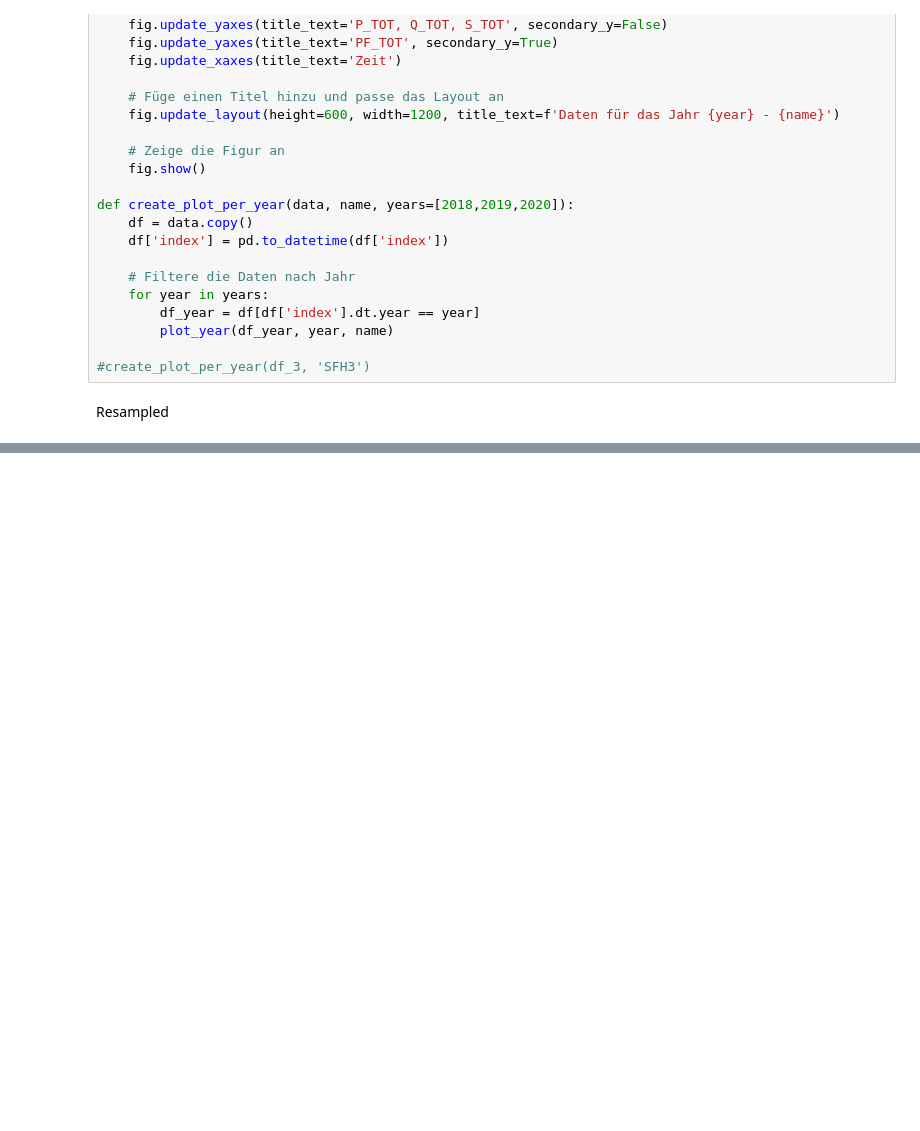
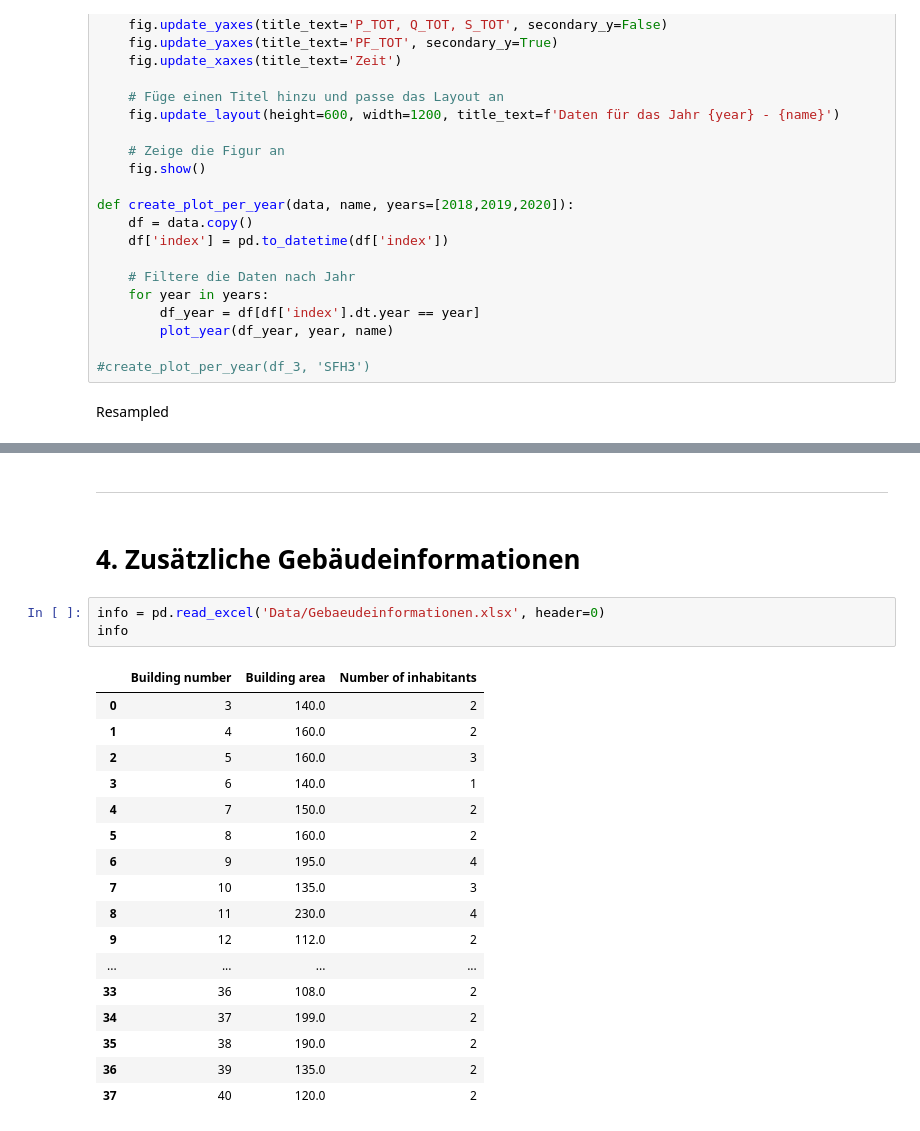
Before and after one commit to jowie1508/Bachelorarbeit, a Jupyter notebook: ReadHDF5/load_data_analysis.ipynb, the cells around one changed output, grey strips where cells are left out. Saved outputs shown, nothing was run; the diff lists cells and outputs as text; blank space fills up the shorter version.

```diff
--- a/ReadHDF5/load_data_analysis.ipynb
+++ b/ReadHDF5/load_data_analysis.ipynb
@@ -450,0 +720,25 @@ create_resampled_plot_per_year(df, 2020, 'SFH3')
+# %% [markdown]
+---
+# %% [markdown]
+# 4. Zusätzliche Gebäudeinformationen
+# %%
+info = pd.read_excel('Data/Gebaeudeinformationen.xlsx', header=0)
+info
+# %% [output]
+|  | Building number | Building area | Number of inhabitants |
+| 0 | 3 | 140.0 | 2 |
+| 1 | 4 | 160.0 | 2 |
+| 2 | 5 | 160.0 | 3 |
+| 3 | 6 | 140.0 | 1 |
+| 4 | 7 | 150.0 | 2 |
+| 5 | 8 | 160.0 | 2 |
+| 6 | 9 | 195.0 | 4 |
+| 7 | 10 | 135.0 | 3 |
+| 8 | 11 | 230.0 | 4 |
+| 9 | 12 | 112.0 | 2 |
+| ... | ... | ... | ... |
+| 33 | 36 | 108.0 | 2 |
+| 34 | 37 | 199.0 | 2 |
+| 35 | 38 | 190.0 | 2 |
+| 36 | 39 | 135.0 | 2 |
+| 37 | 40 | 120.0 | 2 |
```
Also changed, not shown: parts of 62 cells of this notebook.
